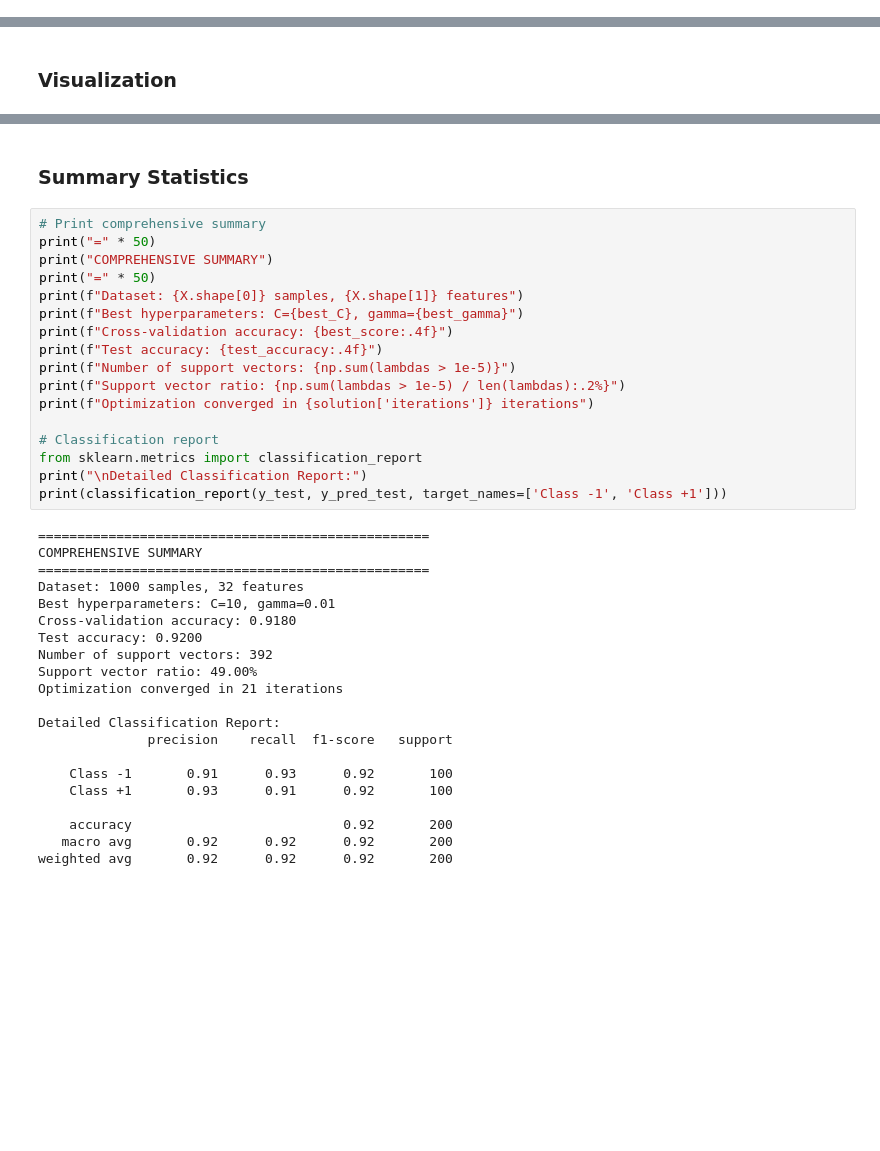
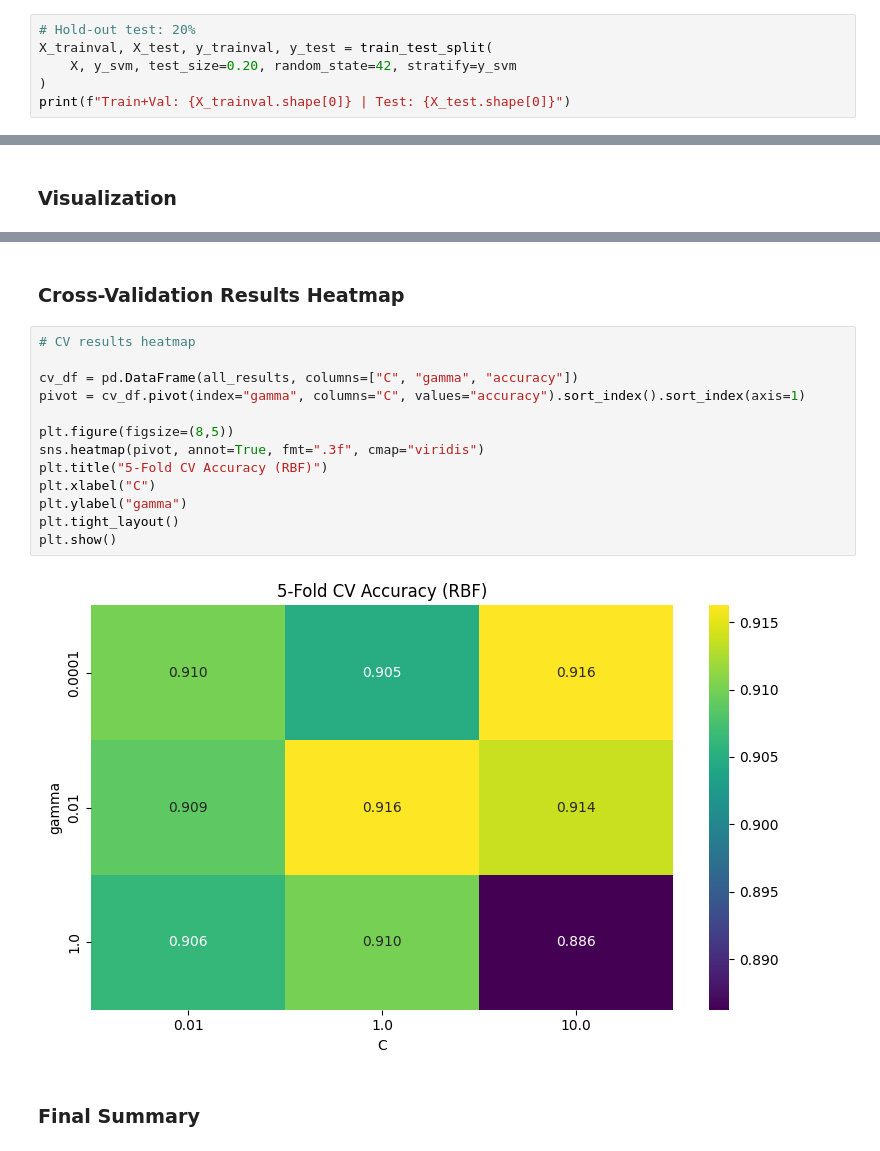
Before and after one commit to GabrielPinos/OMDS_FinalProject, a Jupyter notebook: Part2_SVM/run_2i_Pinos_Lattanzio.ipynb, the cells around one changed output, grey strips where cells are left out. Drawn from its saved outputs; the diff is of its cells as text; blank space fills up the shorter version.

```diff
--- a/Part2_SVM/run_2i_Pinos_Lattanzio.ipynb
+++ b/Part2_SVM/run_2i_Pinos_Lattanzio.ipynb
@@ -233,0 +220,6 @@ Test set size: 200
+# %%
+# Hold‑out test: 20%
+X_trainval, X_test, y_trainval, y_test = train_test_split(
+    X, y_svm, test_size=0.20, random_state=42, stratify=y_svm
+)
+print(f"Train+Val: {X_trainval.shape[0]} | Test: {X_test.shape[0]}")
@@ -327,40 +358,19 @@ plt.show()
 # %% [markdown]
-### **Summary Statistics**
+### **Cross-Validation Results Heatmap**
 # %%
-# Print comprehensive summary
-print("=" * 50)
-print("COMPREHENSIVE SUMMARY")
-print("=" * 50)
-print(f"Dataset: {X.shape[0]} samples, {X.shape[1]} features")
-print(f"Best hyperparameters: C={best_C}, gamma={best_gamma}")
-print(f"Cross-validation accuracy: {best_score:.4f}")
-print(f"Test accuracy: {test_accuracy:.4f}")
-print(f"Number of support vectors: {np.sum(lambdas > 1e-5)}")
-print(f"Support vector ratio: {np.sum(lambdas > 1e-5) / len(lambdas):.2%}")
-print(f"Optimization converged in {solution['iterations']} iterations")
+# CV results heatmap
 
-# Classification report
-from sklearn.metrics import classification_report
-print("\nDetailed Classification Report:")
-print(classification_report(y_test, y_pred_test, target_names=['Class -1', 'Class +1']))
+cv_df = pd.DataFrame(all_results, columns=["C", "gamma", "accuracy"])
+pivot = cv_df.pivot(index="gamma", columns="C", values="accuracy").sort_index().sort_index(axis=1)
+
+plt.figure(figsize=(8,5))
+sns.heatmap(pivot, annot=True, fmt=".3f", cmap="viridis")
+plt.title("5-Fold CV Accuracy (RBF)")
+plt.xlabel("C")
+plt.ylabel("gamma")
+plt.tight_layout()
+plt.show()
 # %% [output]
-==================================================
-COMPREHENSIVE SUMMARY
-==================================================
-Dataset: 1000 samples, 32 features
-Best hyperparameters: C=10, gamma=0.01
-Cross-validation accuracy: 0.9180
-Test accuracy: 0.9200
-Number of support vectors: 392
-Support vector ratio: 49.00%
-Optimization converged in 21 iterations
-
-Detailed Classification Report:
-              precision    recall  f1-score   support
-
-    Class -1       0.91      0.93      0.92       100
-    Class +1       0.93      0.91      0.92       100
-
-    accuracy                           0.92       200
-   macro avg       0.92      0.92      0.92       200
-weighted avg       0.92      0.92      0.92       200
+[figure, added]
+# %% [markdown]
+### **Final Summary**
```
Also changed, not shown: parts of 38 cells of this notebook, 1 other file.
